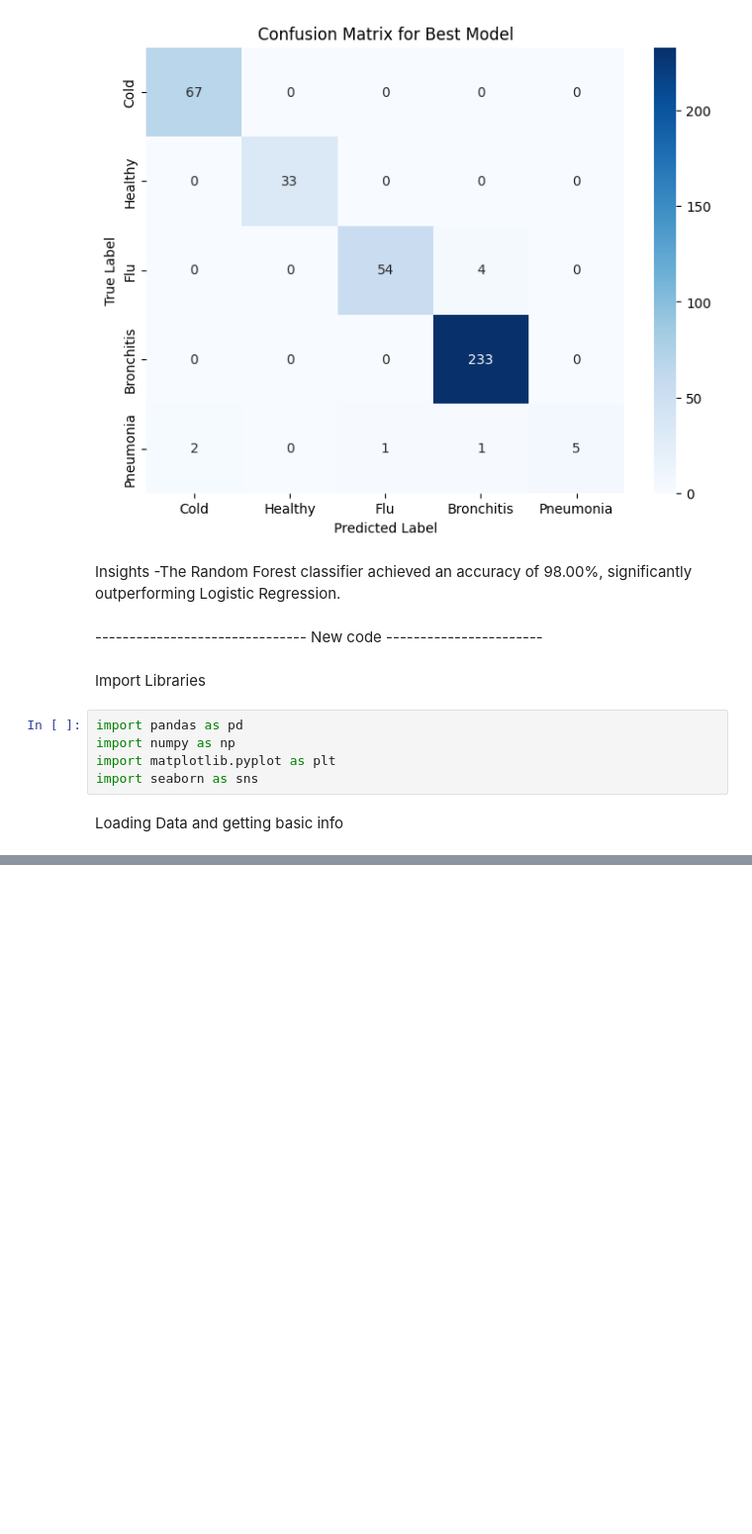
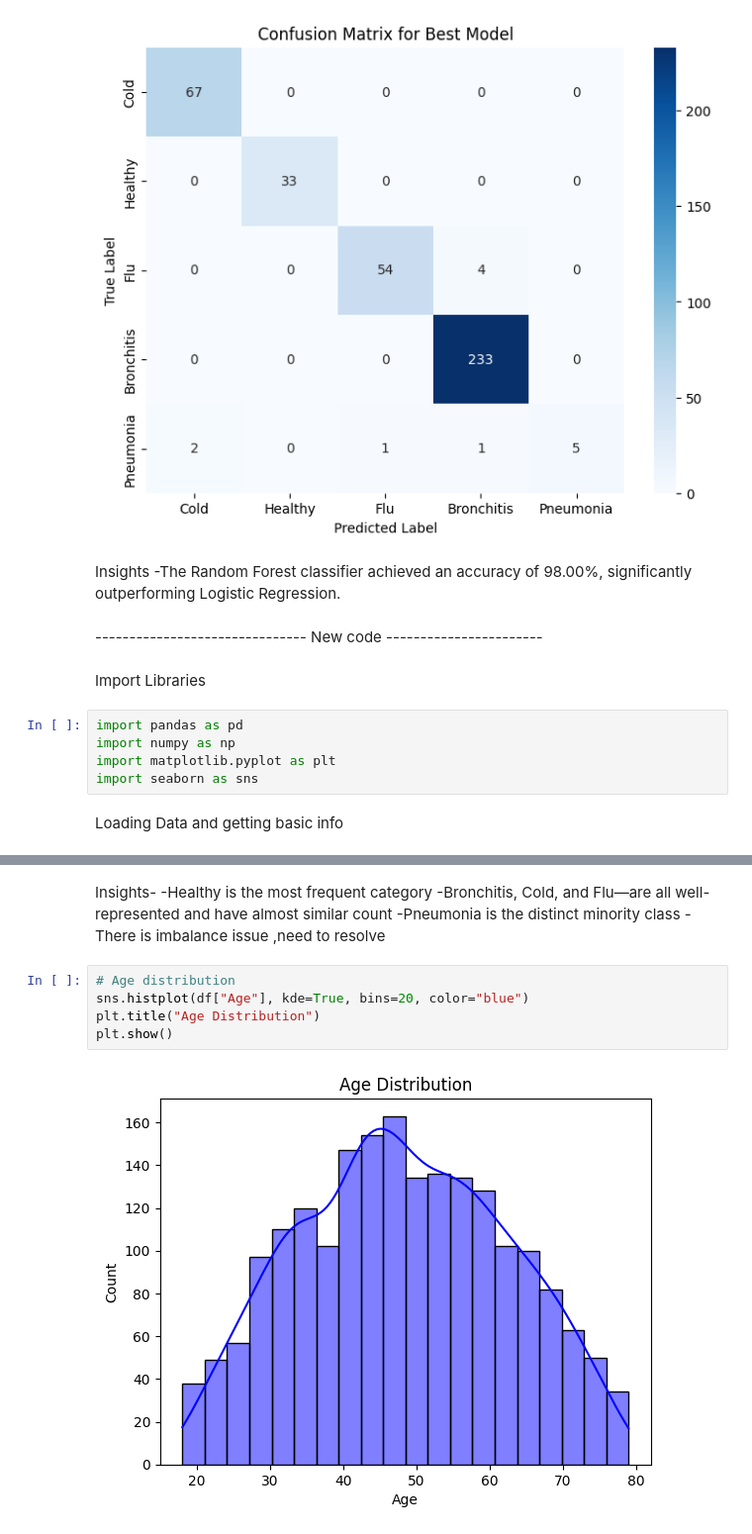
Before and after one commit to MuhammadAkmal03/HealthCareProject, a Jupyter notebook: Prediction_module/notebook/disease_prediction.ipynb, the cells around one changed output, grey strips where cells are left out. Shown: that part at 99% size. Saved outputs shown, nothing was run; the diff lists cells and outputs as text; blank space fills up the shorter version.

```diff
--- a/Prediction_module/notebook/disease_prediction.ipynb
+++ b/Prediction_module/notebook/disease_prediction.ipynb
@@ -554,0 +588,13 @@ df
+# %% [markdown]
+Insights-
+-Healthy is the most frequent category
+-Bronchitis, Cold, and Flu—are all well-represented and have almost similar count
+-Pneumonia is the distinct minority class
+-There is imbalance issue ,need to resolve
+# %%
+# Age distribution
+sns.histplot(df["Age"], kde=True, bins=20, color="blue")
+plt.title("Age Distribution")
+plt.show()
+# %% [output]
+[figure, added]
```
Also changed, not shown: parts of 24 cells of this notebook.
